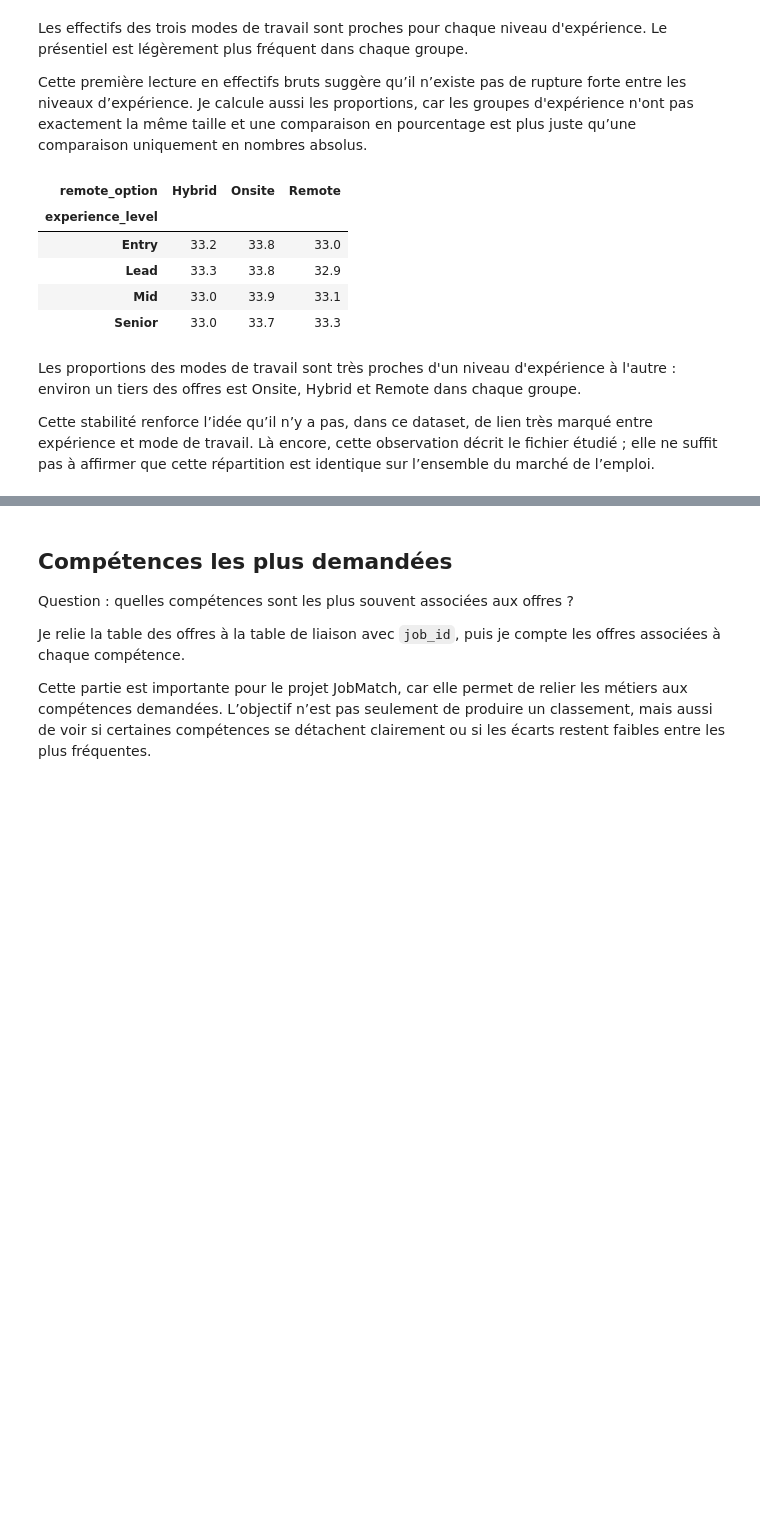
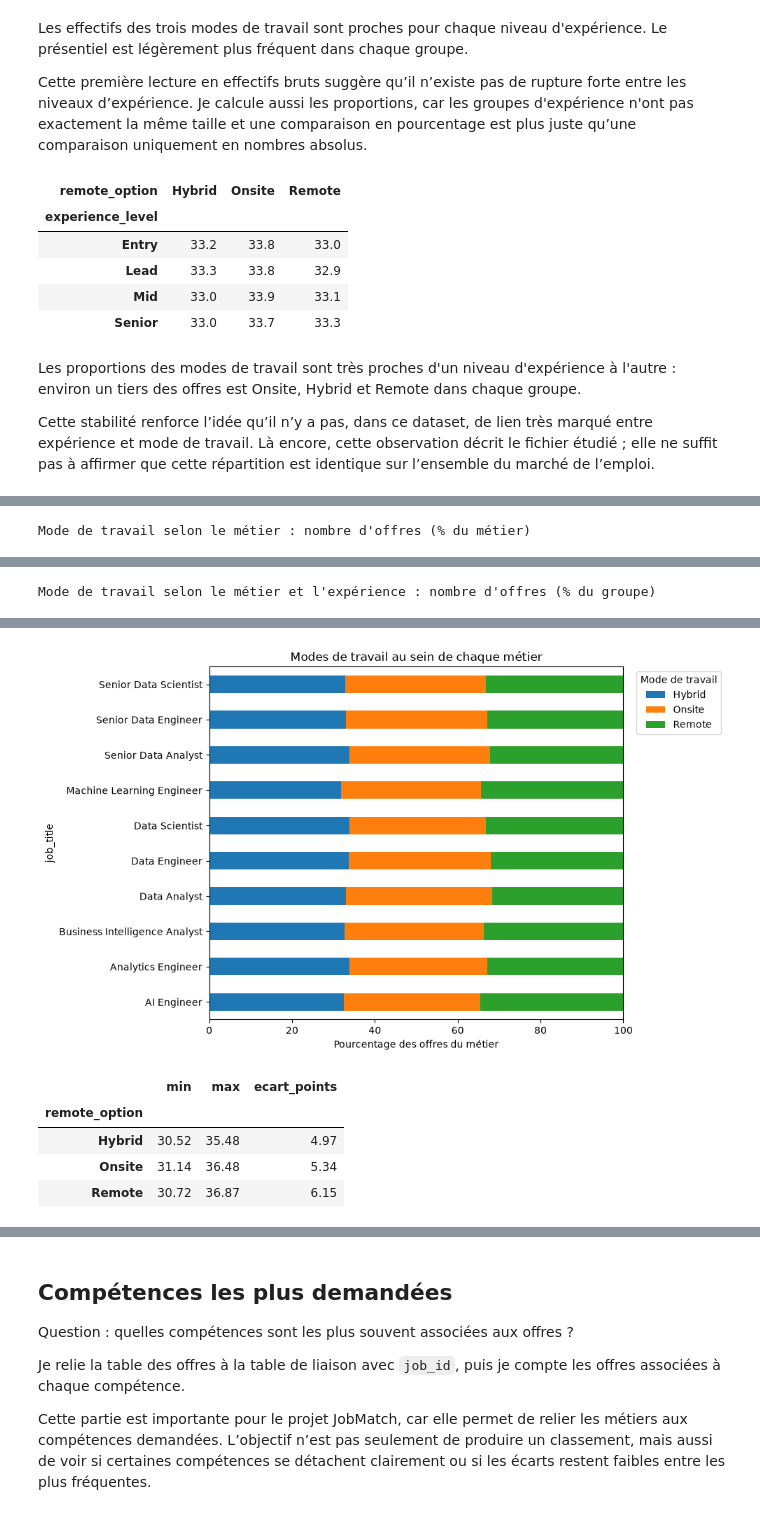
Before and after one commit to cremeliaondagui26-cloud/JobMatch, a Jupyter notebook: notebooks/EDA.ipynb, the cells around one changed output, grey strips where cells are left out. Drawn from its saved outputs; the diff is of its cells as text; code cells hidden in the pictures; blank space fills up the shorter version.

Commit message:
Complete project analyses and salary prediction evaluation

```diff
--- a/notebooks/EDA.ipynb
+++ b/notebooks/EDA.ipynb
@@ -51,3 +38,23 @@ plateformes = pd.read_csv(data_dir / "dim_platform.csv")
+# %%
+import pandas as pd
+import matplotlib.pyplot as plt
+from pathlib import Path
+
+import sys
+from IPython.display import display
+
+project_root = Path.cwd() if (Path.cwd() / "data" / "archive").exists() else Path.cwd().parent
+sys.path.insert(0, str(project_root))
+from src.analysis import group_percentages, skill_pairs, skill_prevalence
+
+data_dir = project_root / "data" / "archive"
+
+offres = pd.read_csv(data_dir / "fact_job_postings.csv")
+competences_offres = pd.read_csv(data_dir / "bridge_job_skills.csv")
+liste_competences = pd.read_csv(data_dir / "dim_skill.csv")
+entreprises = pd.read_csv(data_dir / "dim_company.csv")
+pays = pd.read_csv(data_dir / "dim_country.csv")
+plateformes = pd.read_csv(data_dir / "dim_platform.csv")
 # %%
 tables = {
     "offres": offres,
@@ -446,0 +460,52 @@ Cette stabilité renforce l’idée qu’il n’y a pas, dans ce dataset, de lie
+# %%
+from scipy.stats import chi2_contingency
+
+repartition_experience = offres.experience_level.value_counts().rename_axis("experience_level").to_frame("nombre_offres")
+repartition_experience["pourcentage"] = repartition_experience.nombre_offres / len(offres) * 100
+display(repartition_experience.round(2))
+
+modes_metier = group_percentages(offres, ["job_title"], "remote_option")
+modes_croises = group_percentages(offres, ["job_title", "experience_level"], "remote_option")
+
+def tableau_effectifs_pourcentages(resultat, groupes):
+    """Une case = nombre d'offres (pourcentage du groupe) ; effectif du groupe en dernière colonne."""
+    resultat = resultat.assign(case=resultat.apply(
+        lambda r: f"{r.nombre_offres:,} ({r.pourcentage:.1f} %)".replace(",", " ").replace(".", ","), axis=1))
+    tableau = resultat.pivot_table(index=groupes, columns="remote_option", values="case", aggfunc="first")
+    tableau["effectif_groupe"] = resultat.groupby(groupes).effectif_groupe.first()
+    tableau.columns.name = None
+    return tableau
+
+# Mode de travail selon l'expérience
+modes_experience = group_percentages(offres, ["experience_level"], "remote_option")
+print("Mode de travail selon l'expérience : nombre d'offres (% du niveau)")
+display(tableau_effectifs_pourcentages(modes_experience, ["experience_level"]))
+
+# Mode de travail selon le métier
+print("Mode de travail selon le métier : nombre d'offres (% du métier)")
+display(tableau_effectifs_pourcentages(modes_metier, ["job_title"]))
+
+# Mode de travail selon le métier et l'expérience
+print("Mode de travail selon le métier et l'expérience : nombre d'offres (% du groupe)")
+with pd.option_context("display.max_rows", 60):
+    display(tableau_effectifs_pourcentages(modes_croises, ["job_title", "experience_level"]))
+
+graphique_modes = modes_metier.pivot(index="job_title", columns="remote_option", values="pourcentage").fillna(0)
+graphique_modes.plot.barh(stacked=True, figsize=(10, 6))
+plt.title("Modes de travail au sein de chaque métier")
+plt.xlabel("Pourcentage des offres du métier")
+plt.xlim(0, 100)
+plt.legend(title="Mode de travail", bbox_to_anchor=(1.02, 1))
+plt.tight_layout()
+plt.show()
+
+ecarts_modes = modes_croises.groupby("remote_option").pourcentage.agg(["min", "max"])
+ecarts_modes["ecart_points"] = ecarts_modes["max"] - ecarts_modes["min"]
+display(ecarts_modes.round(2))
+
+# Test du chi² : les écarts observés sont-ils plus grands que ce que le hasard produirait ?
+for variable in ["experience_level", "job_title"]:
+    p_value = chi2_contingency(pd.crosstab(offres[variable], offres["remote_option"]))[1]
+    print(f"Chi² {variable} × remote_option : p-value = {p_value:.3f}")
+print("Une p-value supérieure à 0,05 signifie que les écarts sont compatibles avec le hasard.")
+# %% [output]
@@ -446,0 +525 @@ Cette stabilité renforce l’idée qu’il n’y a pas, dans ce dataset, de lie
+Mode de travail selon le métier : nombre d'offres (% du métier)
@@ -446,0 +538 @@ Cette stabilité renforce l’idée qu’il n’y a pas, dans ce dataset, de lie
+Mode de travail selon le métier et l'expérience : nombre d'offres (% du groupe)
@@ -446,0 +557,6 @@ Cette stabilité renforce l’idée qu’il n’y a pas, dans ce dataset, de lie
+[figure, added]
+|  | min | max | ecart_points |
+| remote_option |  |  |  |
+| Hybrid | 30.52 | 35.48 | 4.97 |
+| Onsite | 31.14 | 36.48 | 5.34 |
+| Remote | 30.72 | 36.87 | 6.15 |
```
Also changed, not shown: parts of 36 cells of this notebook, 10 other files.
